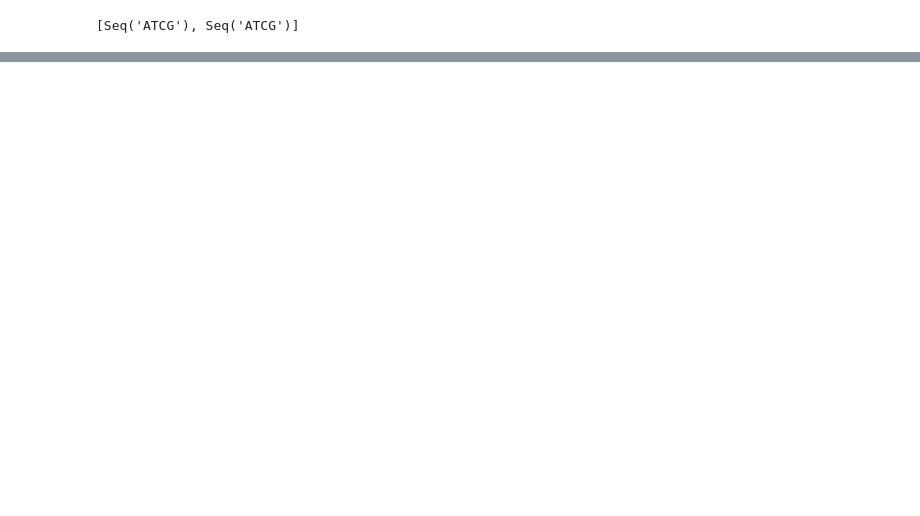
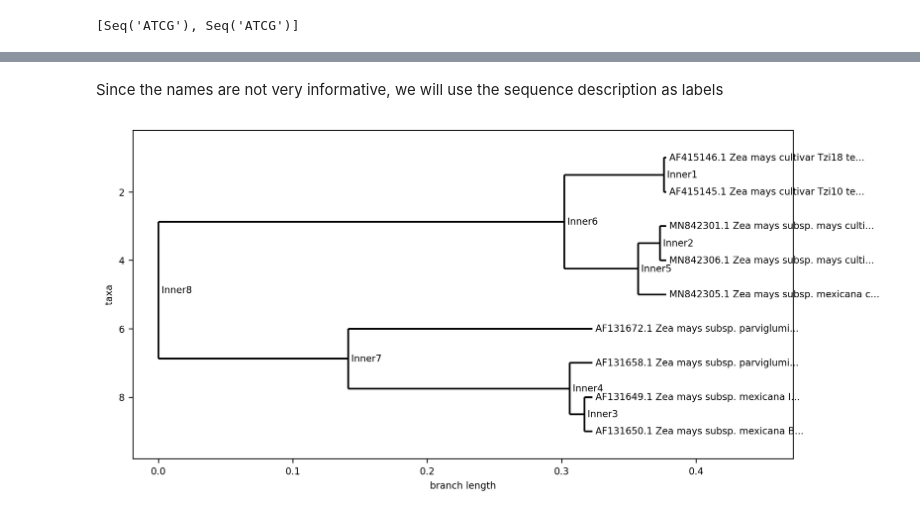
Before and after one commit to EEOB-BioData/BCB546_Spring2024, a Jupyter notebook: course-files/python/05-biopython-hands-on.ipynb, the cells around one changed output, grey strips where cells are left out. Drawn from its saved outputs; the diff is of its cells as text; code cells hidden in the pictures; blank space fills up the shorter version.

```diff
--- a/course-files/python/05-biopython-hands-on.ipynb
+++ b/course-files/python/05-biopython-hands-on.ipynb
@@ -357,0 +529,3 @@ substrings
+# %%
+input_file = "tb1_zm.fasta"
+output_alignment_file = "tb1_zm_aligned.fasta"
@@ -357,0 +584,2 @@ substrings
+# %%
+alignment = AlignIO.read(output_alignment_file, "fasta")
@@ -357,0 +588,3 @@ substrings
+# %%
+calculator = DistanceCalculator('identity')
+dm = calculator.get_distance(alignment)
@@ -357,0 +593,3 @@ substrings
+# %%
+constructor = DistanceTreeConstructor()
+tree = constructor.upgma(dm)
@@ -357,0 +602,2 @@ substrings
+# %% [markdown]
+Since the names are not very informative, we will use the sequence description as labels
@@ -357,0 +614,4 @@ substrings
+# %%
+Phylo.draw(tree)
+# %% [output]
+[figure, added]
```
Also changed, not shown: parts of 50 cells of this notebook, 2 other files.
